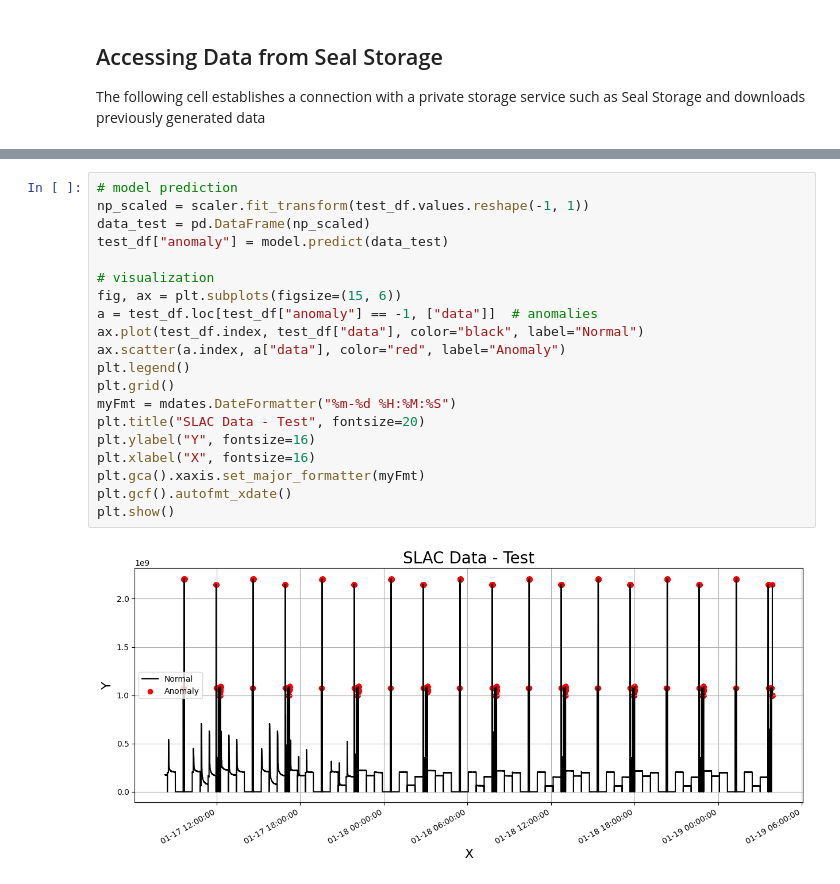
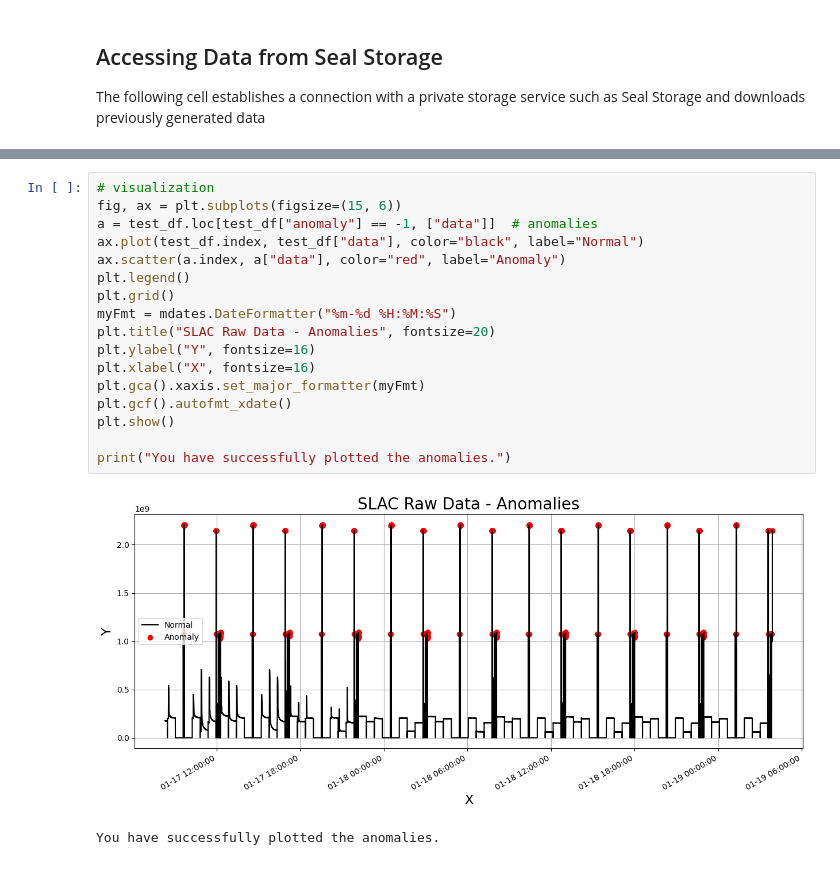
Before and after one commit to nsdf-fabric/nsdf-slac, a Jupyter notebook: Anomaly detection.ipynb, the cells around one changed output, grey strips where cells are left out. Cells and saved outputs as stored; diff of their text form.

```diff
--- a/Anomaly detection.ipynb
+++ b/Anomaly detection.ipynb
@@ -122,22 +159,20 @@ IsolationForest(contamination=0.01)
 # %%
-# model prediction
-np_scaled = scaler.fit_transform(test_df.values.reshape(-1, 1))
-data_test = pd.DataFrame(np_scaled)
-test_df["anomaly"] = model.predict(data_test)
-
 # visualization
 fig, ax = plt.subplots(figsize=(15, 6))
 a = test_df.loc[test_df["anomaly"] == -1, ["data"]]  # anomalies
 ax.plot(test_df.index, test_df["data"], color="black", label="Normal")
 ax.scatter(a.index, a["data"], color="red", label="Anomaly")
 plt.legend()
 plt.grid()
 myFmt = mdates.DateFormatter("%m-%d %H:%M:%S")
-plt.title("SLAC Data - Test", fontsize=20)
+plt.title("SLAC Raw Data - Anomalies", fontsize=20)
 plt.ylabel("Y", fontsize=16)
 plt.xlabel("X", fontsize=16)
 plt.gca().xaxis.set_major_formatter(myFmt)
 plt.gcf().autofmt_xdate()
 plt.show()
+
+print("You have successfully plotted the anomalies.")
 # %% [output]
-[figure, old version]
+[figure, new version]
+You have successfully plotted the anomalies.
```
Also changed, not shown: parts of 19 cells of this notebook, 1 other file.
